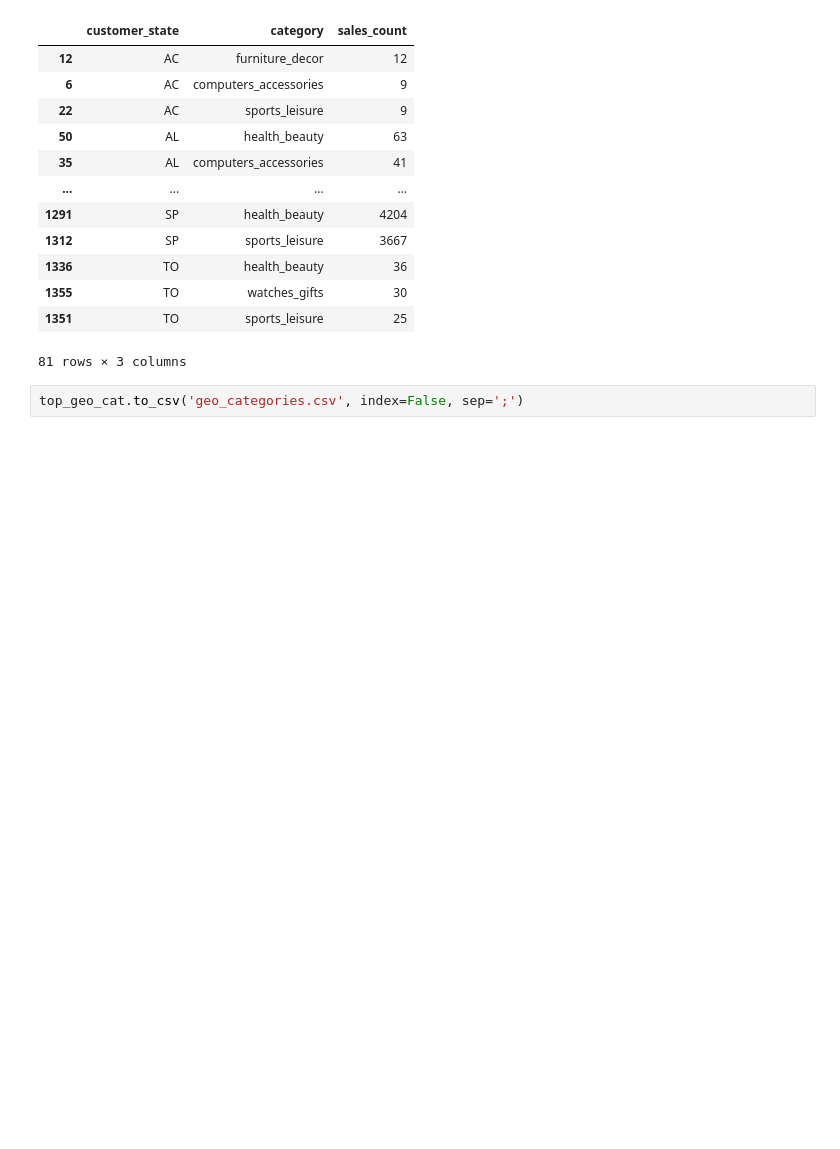
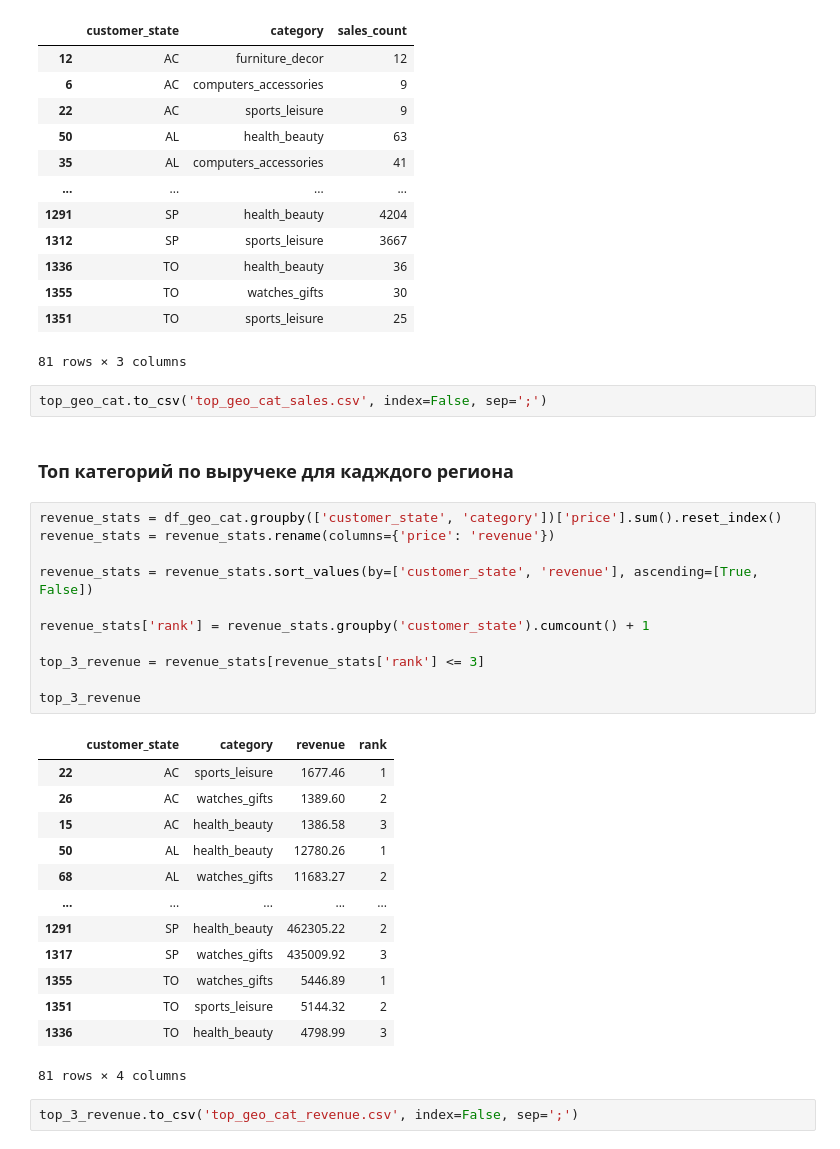
Before and after one commit to aliakseizvertouski/olist, a Jupyter notebook: olist_geo.ipynb, the cells around one changed output. Cells and saved outputs as stored; diff of their text form; blank space fills up the shorter version.

```diff
--- a/olist_geo.ipynb
+++ b/olist_geo.ipynb
@@ -165,4 +159,33 @@ top_geo_cat
 | 1351 | TO | sports_leisure | 25 |
 81 rows × 3 columns
 # %%
-top_geo_cat.to_csv('geo_categories.csv', index=False, sep=';')
+top_geo_cat.to_csv('top_geo_cat_sales.csv', index=False, sep=';')
+# %% [markdown]
+### Топ категорий по выручеке для кадждого региона
+# %%
+revenue_stats = df_geo_cat.groupby(['customer_state', 'category'])['price'].sum().reset_index()
+revenue_stats = revenue_stats.rename(columns={'price': 'revenue'})
+
+revenue_stats = revenue_stats.sort_values(by=['customer_state', 'revenue'], ascending=[True, False])
+
+revenue_stats['rank'] = revenue_stats.groupby('customer_state').cumcount() + 1
+
+top_3_revenue = revenue_stats[revenue_stats['rank'] <= 3]
+
+top_3_revenue
+# %% [output]
+|  | customer_state | category | revenue | rank |
+| 22 | AC | sports_leisure | 1677.46 | 1 |
+| 26 | AC | watches_gifts | 1389.60 | 2 |
+| 15 | AC | health_beauty | 1386.58 | 3 |
+| 50 | AL | health_beauty | 12780.26 | 1 |
+| 68 | AL | watches_gifts | 11683.27 | 2 |
+| ... | ... | ... | ... | ... |
+| 1291 | SP | health_beauty | 462305.22 | 2 |
+| 1317 | SP | watches_gifts | 435009.92 | 3 |
+| 1355 | TO | watches_gifts | 5446.89 | 1 |
+| 1351 | TO | sports_leisure | 5144.32 | 2 |
+| 1336 | TO | health_beauty | 4798.99 | 3 |
+81 rows × 4 columns
+# %%
+top_3_revenue.to_csv('top_geo_cat_revenue.csv', index=False, sep=';')
```
Also changed, not shown: parts of 4 cells of this notebook.
